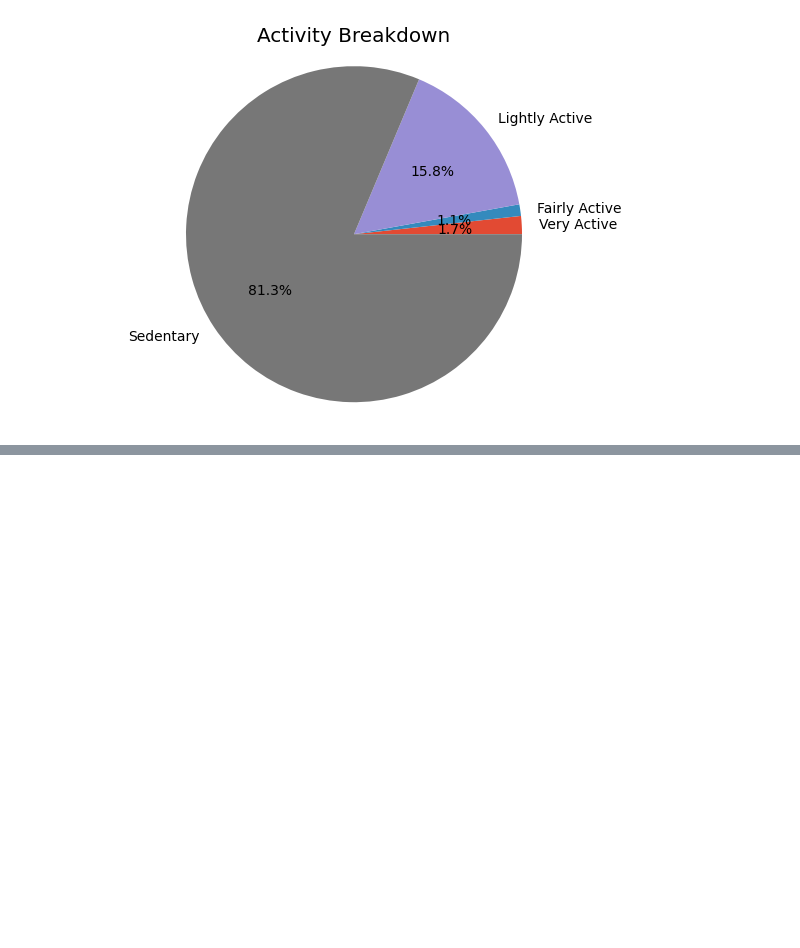
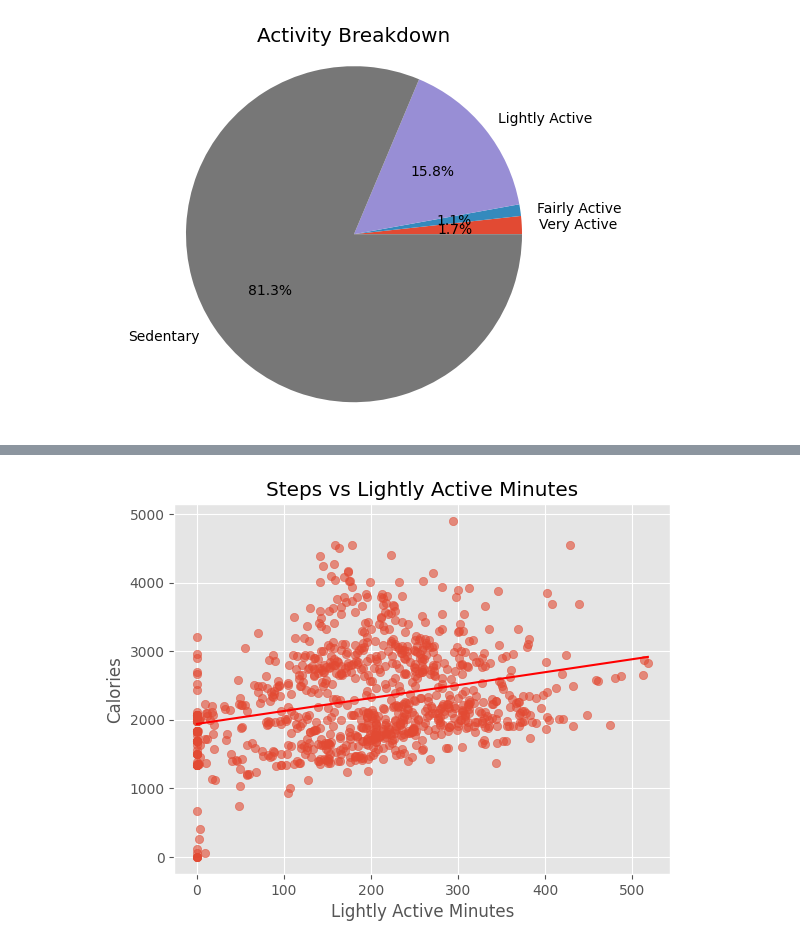
Before and after one commit to JJDataAnalyst-viz/Bellabeat_Project, a Jupyter notebook: Stage_4_Analyze/analysis.ipynb, the cells around one changed output, grey strips where cells are left out. Cells and saved outputs as stored; diff of their text form; code cells hidden in the pictures; blank space fills up the shorter version.

```diff
--- a/Stage_4_Analyze/analysis.ipynb
+++ b/Stage_4_Analyze/analysis.ipynb
@@ -316,0 +347,15 @@ plt.show()
+# %%
+coef_light = np.polyfit(df['LightlyActiveMinutes'],df['Calories'],1)
+poly_light = np.poly1d(coef_light)
+
+x_val_light = np.linspace(df['LightlyActiveMinutes'].min(),df['LightlyActiveMinutes'].max(),100)
+y_val_light = poly_light(x_val_light)
+
+plt.scatter(data=df,x='LightlyActiveMinutes',y='Calories',alpha=0.6)
+plt.plot(x_val_light,y_val_light,color='red')
+plt.xlabel('Lightly Active Minutes')
+plt.ylabel('Calories')
+plt.title('Steps vs Lightly Active Minutes')
+plt.show()
+# %% [output]
+[figure, added]
```
Also changed, not shown: parts of 4 cells of this notebook.
